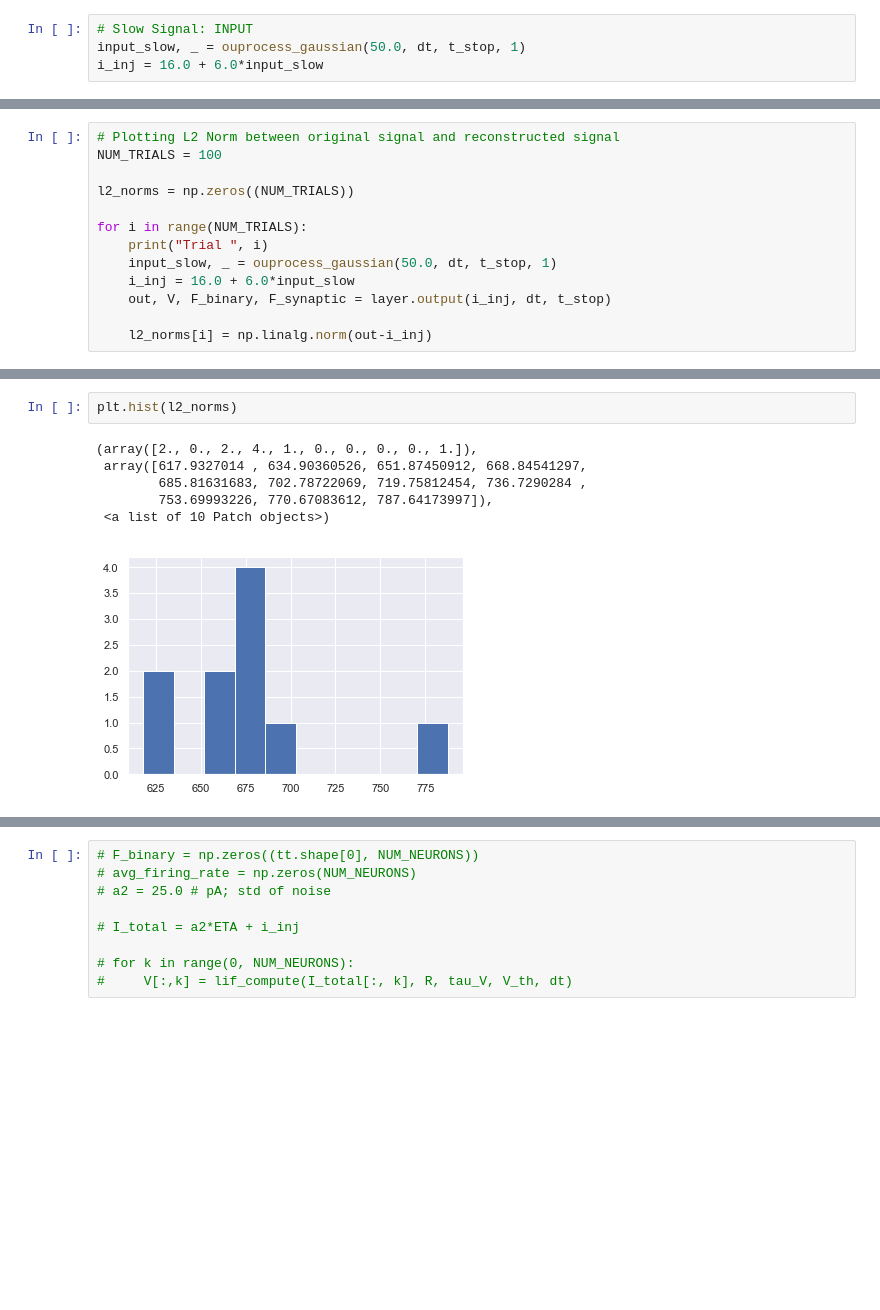
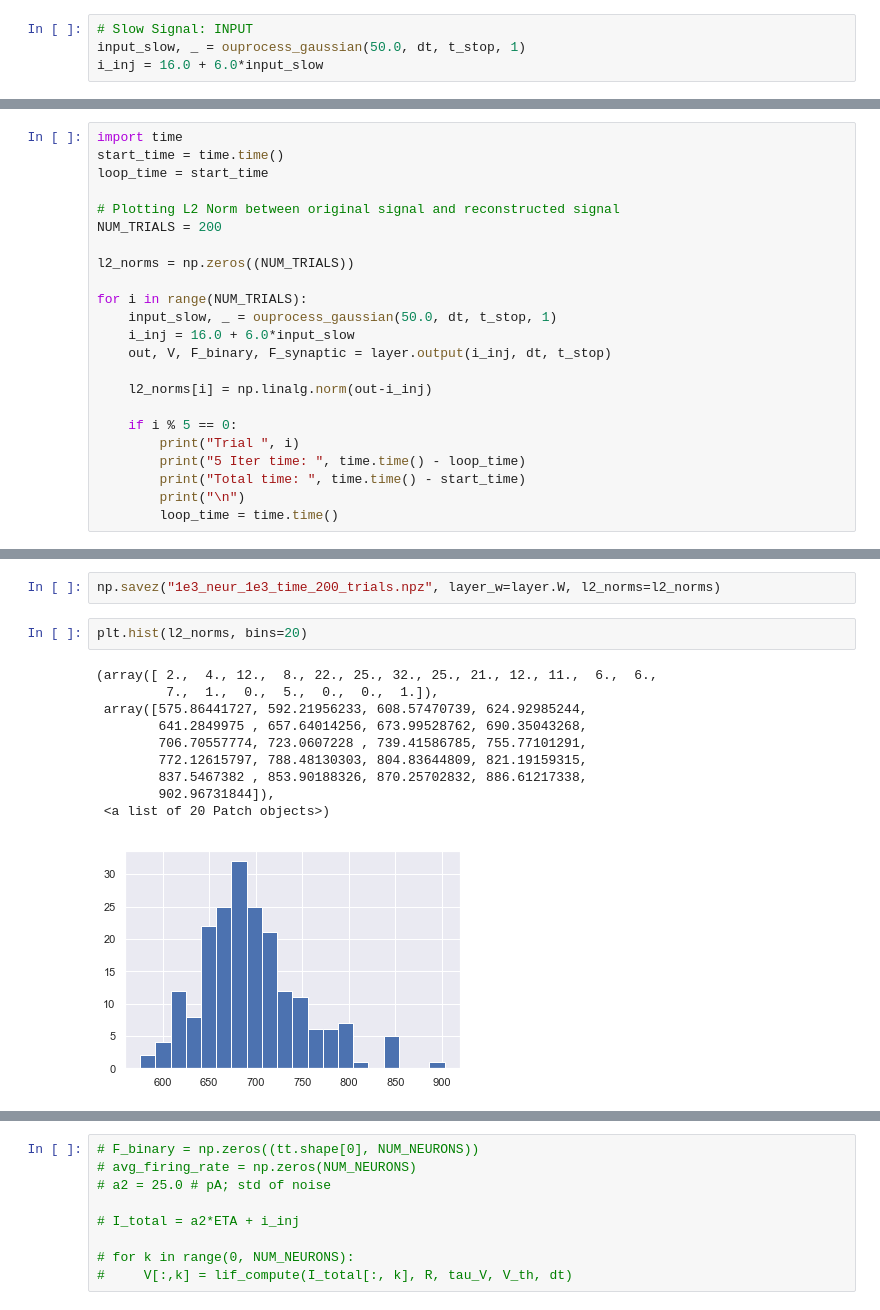
Before and after one commit to nsbspl/async-spike-propagation, a Jupyter notebook: main.ipynb, the cells around one changed output, grey strips where cells are left out. Cells and saved outputs as stored; diff of their text form; blank space fills up the shorter version.

Commit message:
Vectorized LIF; ran different inputs of same tau and plotted as a histogram

```diff
--- a/main.ipynb
+++ b/main.ipynb
@@ -65,15 +66,25 @@ np.linalg.norm(out-i_inj)
 # %%
+import time
+start_time = time.time()
+loop_time = start_time
+
 # Plotting L2 Norm between original signal and reconstructed signal
-NUM_TRIALS = 100
+NUM_TRIALS = 200
 
 l2_norms = np.zeros((NUM_TRIALS))
 
 for i in range(NUM_TRIALS):
-    print("Trial ", i)
     input_slow, _ = ouprocess_gaussian(50.0, dt, t_stop, 1)
     i_inj = 16.0 + 6.0*input_slow
     out, V, F_binary, F_synaptic = layer.output(i_inj, dt, t_stop)
 
     l2_norms[i] = np.linalg.norm(out-i_inj)
+
+    if i % 5 == 0:
+        print("Trial ", i)
+        print("5 Iter time: ", time.time() - loop_time)
+        print("Total time: ", time.time() - start_time)
+        print("\n")
+        loop_time = time.time()
 # %% [output]
 Trial  0
@@ -89,9 +107,15 @@ Trial  9
+# %%
+np.savez("1e3_neur_1e3_time_200_trials.npz", layer_w=layer.W, l2_norms=l2_norms)
 # %%
-plt.hist(l2_norms)
+plt.hist(l2_norms, bins=20)
 # %% [output]
-(array([2., 0., 2., 4., 1., 0., 0., 0., 0., 1.]),
- array([617.9327014 , 634.90360526, 651.87450912, 668.84541297,
-        685.81631683, 702.78722069, 719.75812454, 736.7290284 ,
-        753.69993226, 770.67083612, 787.64173997]),
- <a list of 10 Patch objects>)
+(array([ 2.,  4., 12.,  8., 22., 25., 32., 25., 21., 12., 11.,  6.,  6.,
+         7.,  1.,  0.,  5.,  0.,  0.,  1.]),
+ array([575.86441727, 592.21956233, 608.57470739, 624.92985244,
+        641.2849975 , 657.64014256, 673.99528762, 690.35043268,
+        706.70557774, 723.0607228 , 739.41586785, 755.77101291,
+        772.12615797, 788.48130303, 804.83644809, 821.19159315,
+        837.5467382 , 853.90188326, 870.25702832, 886.61217338,
+        902.96731844]),
+ <a list of 20 Patch objects>)
-[figure, old version]
+[figure, new version]
```
Also changed, not shown: parts of 9 cells of this notebook, 4 other files.
